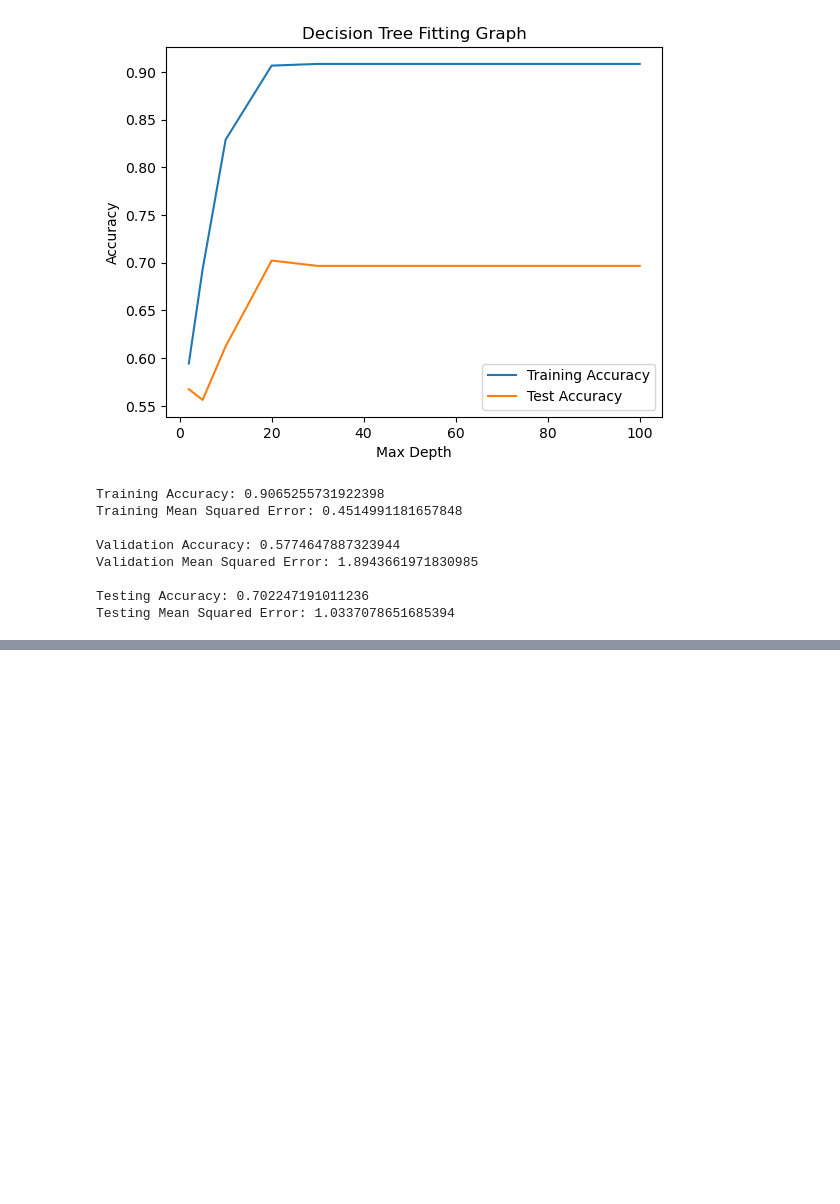
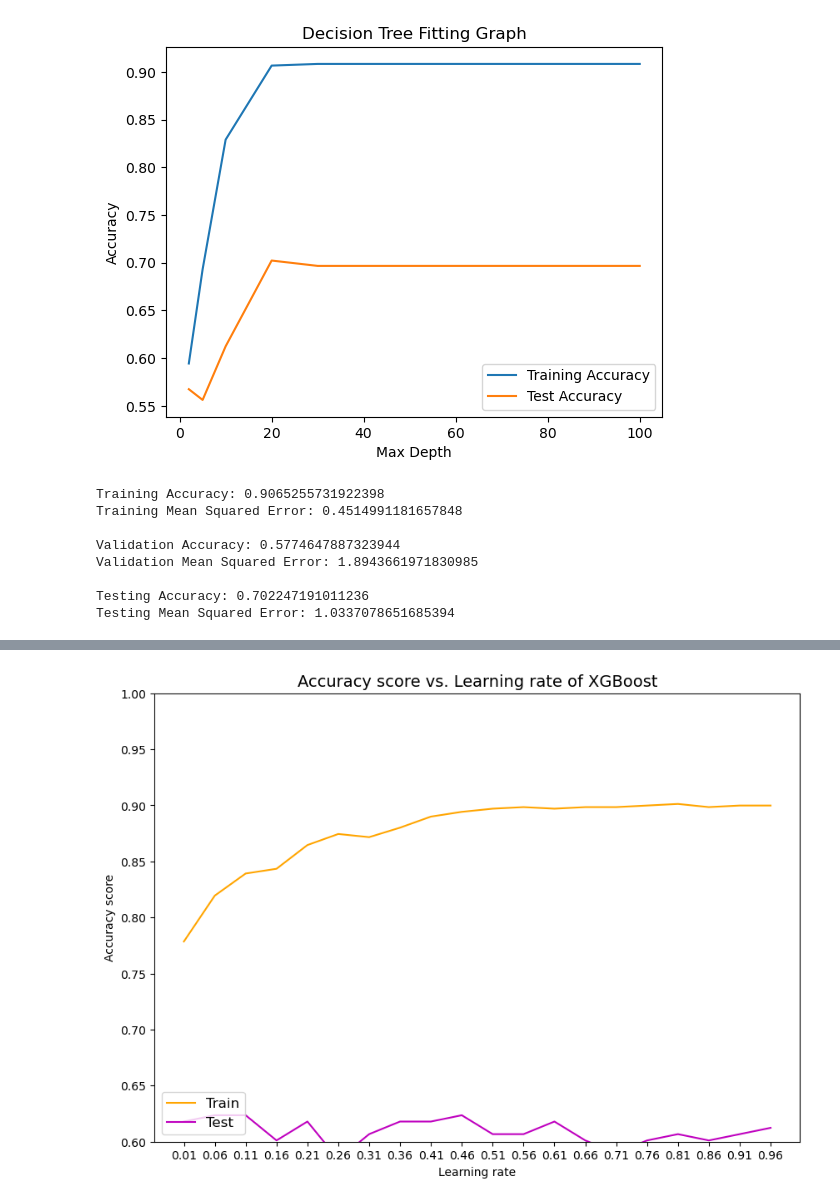
Before and after one commit to Ginaroberg/CSE-151-Group-Project, a Jupyter notebook: CSE 151A Group Project Notebook.ipynb, the cells around one changed output, grey strips where cells are left out. Cells and saved outputs as stored; diff of their text form; code cells hidden in the pictures; blank space fills up the shorter version.

```diff
--- a/CSE 151A Group Project Notebook.ipynb
+++ b/CSE 151A Group Project Notebook.ipynb
@@ -654,0 +542,80 @@ Testing Mean Squared Error: 1.0337078651685394
+# %%
+ #
+import xgboost as xgb
+x_train, x_test, y_train, y_test = train_test_split(X, y, test_size=0.2, random_state=42)
+y_train = np.where(y_train == 8, 7, y_train)
+
+# XGBoost model initialization with different learning rates
+learning_rate_range = np.arange(0.01, 1, 0.05)
+test_XG = []
+train_XG = []
+for lr in learning_rate_range:
+    xgb_classifier = xgb.XGBClassifier(learning_rate=lr, max_depth=10, n_estimators=10, subsample=1, colsample_bytree=.8)
+    xgb_classifier.fit(x_train, y_train)
+    train_XG.append(xgb_classifier.score(x_train, y_train))
+    test_XG.append(xgb_classifier.score(x_test, y_test))
+# plotting learning rate vs the accuracy score for both test and train sets
+fig = plt.figure(figsize=(10, 7))
+plt.plot(learning_rate_range, train_XG, c='orange', label='Train')
+plt.plot(learning_rate_range, test_XG, c='m', label='Test')
+plt.xlabel('Learning rate')
+plt.xticks(learning_rate_range)
+plt.ylabel('Accuracy score')
+plt.ylim(0.6, 1)
+plt.legend(prop={'size': 12}, loc=3)
+plt.title('Accuracy score vs. Learning rate of XGBoost', size=14)
+plt.show()
+
+y_pred = xgb_classifier.predict(X_test)
+accuracy = accuracy_score(y_test, y_pred)
+print("Accuracy:", accuracy)
+
+# hyperparameters for tuning using gridsearch
+param_grid = {
+    'learning_rate': [0.05, 0.1, 0.2],
+    'max_depth': [3, 4, 5],
+    'n_estimators': [100, 200, 300],
+    'subsample': [0.8, 0.9, 1],
+    'colsample_bytree': [0.8, 0.9, 1]
+}
+
+grid_search = GridSearchCV(xgb_classifier, param_grid, cv=5, scoring='accuracy')
+grid_search.fit(x_train, y_train)
+
+# getting best hyperparameters and score and using that model
+best_params = grid_search.best_params_
+best_score = grid_search.best_score_
+print("Best parameters:", best_params)
+print("Best cross-validation score:", best_score)
+
+xgb_classifier = xgb.XGBClassifier(learning_rate=.05, max_depth=3, n_estimators=100, subsample=.8, colsample_bytree=.8)
+xgb_classifier.fit(x_train, y_train)
+xgb_classifier.score(x_test, y_test), xgb_classifier.score(x_train, y_train)
+
+import matplotlib.pyplot as plt
+import numpy as np
+# plotting fitting graph for both the test and train accuracy given the learning rate is variable
+param_values = [.005,.01,.02,.03,.04,.05,.25,.5,.75,1.0]
+train_scores = []
+test_scores = []
+
+for param in param_values:
+    xgb_classifier = xgb.XGBClassifier(learning_rate=param, max_depth=3, n_estimators=100, subsample=.8, colsample_bytree=.8)
+    xgb_classifier.fit(x_train, y_train)
+
+
+    train_accuracy = xgb_classifier.score(x_train, y_train)
+    test_accuracy = xgb_classifier.score(x_test, y_test)
+
+    train_scores.append(train_accuracy)
+    test_scores.append(test_accuracy)
+
+plt.plot(param_values, train_scores, label='Training Accuracy')
+plt.plot(param_values, test_scores, label='Test Accuracy')
+plt.xlabel('Learning Rate')
+plt.ylabel('Accuracy')
+plt.title('XGBoost Fitting Graph')
+plt.legend()
+plt.show()
+# %% [output]
+[figure, added]
```
Also changed, not shown: parts of 30 cells of this notebook.
